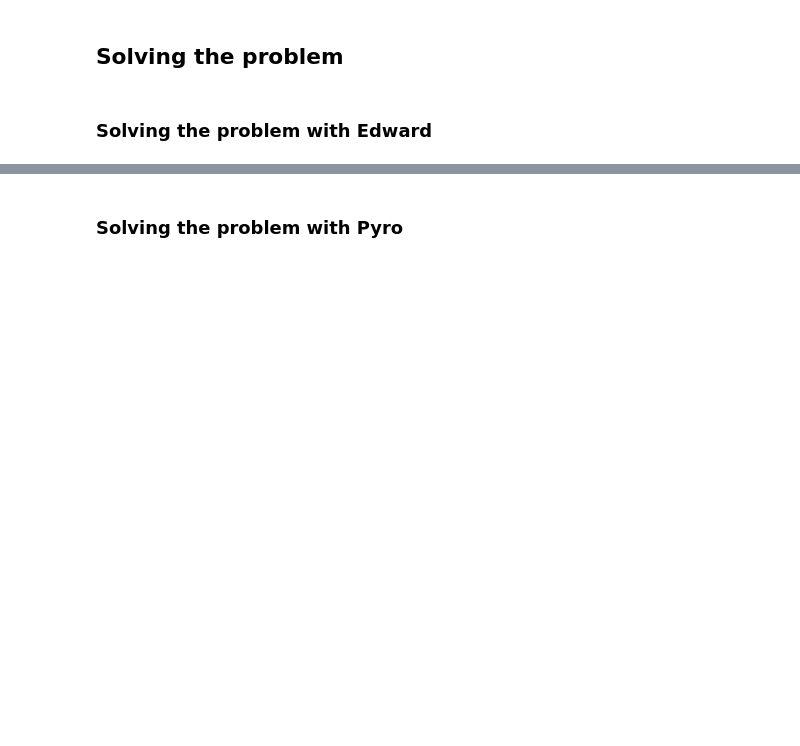
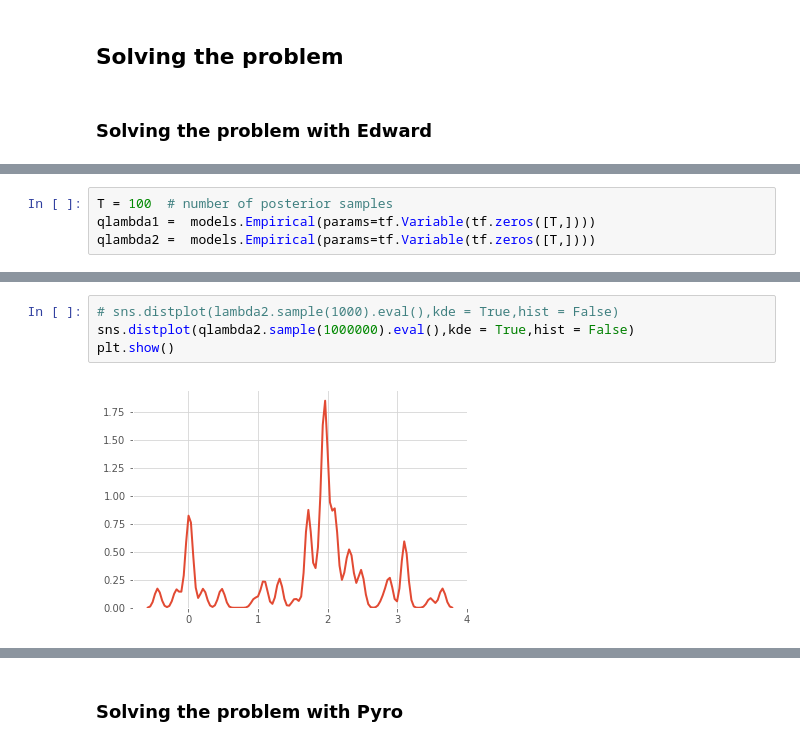
Before and after one commit to TheoLvs/probabilistic-programming, a Jupyter notebook: 1. Bayesian methods for hackers/Baseyian methods for hackers - chapter 1.ipynb, the cells around one changed output, grey strips where cells are left out. Cells and saved outputs as stored; diff of their text form; blank space fills up the shorter version.

```diff
--- a/1. Bayesian methods for hackers/Baseyian methods for hackers - chapter 1.ipynb
+++ b/1. Bayesian methods for hackers/Baseyian methods for hackers - chapter 1.ipynb
@@ -112,0 +178,4 @@ import pyro.distributions as dist
+# %%
+T = 100  # number of posterior samples
+qlambda1 =  models.Empirical(params=tf.Variable(tf.zeros([T,])))
+qlambda2 =  models.Empirical(params=tf.Variable(tf.zeros([T,])))
@@ -112,0 +191,6 @@ import pyro.distributions as dist
+# %%
+# sns.distplot(lambda2.sample(1000).eval(),kde = True,hist = False)
+sns.distplot(qlambda2.sample(1000000).eval(),kde = True,hist = False)
+plt.show()
+# %% [output]
+[figure, added]
```
Also changed, not shown: parts of 25 cells of this notebook.
